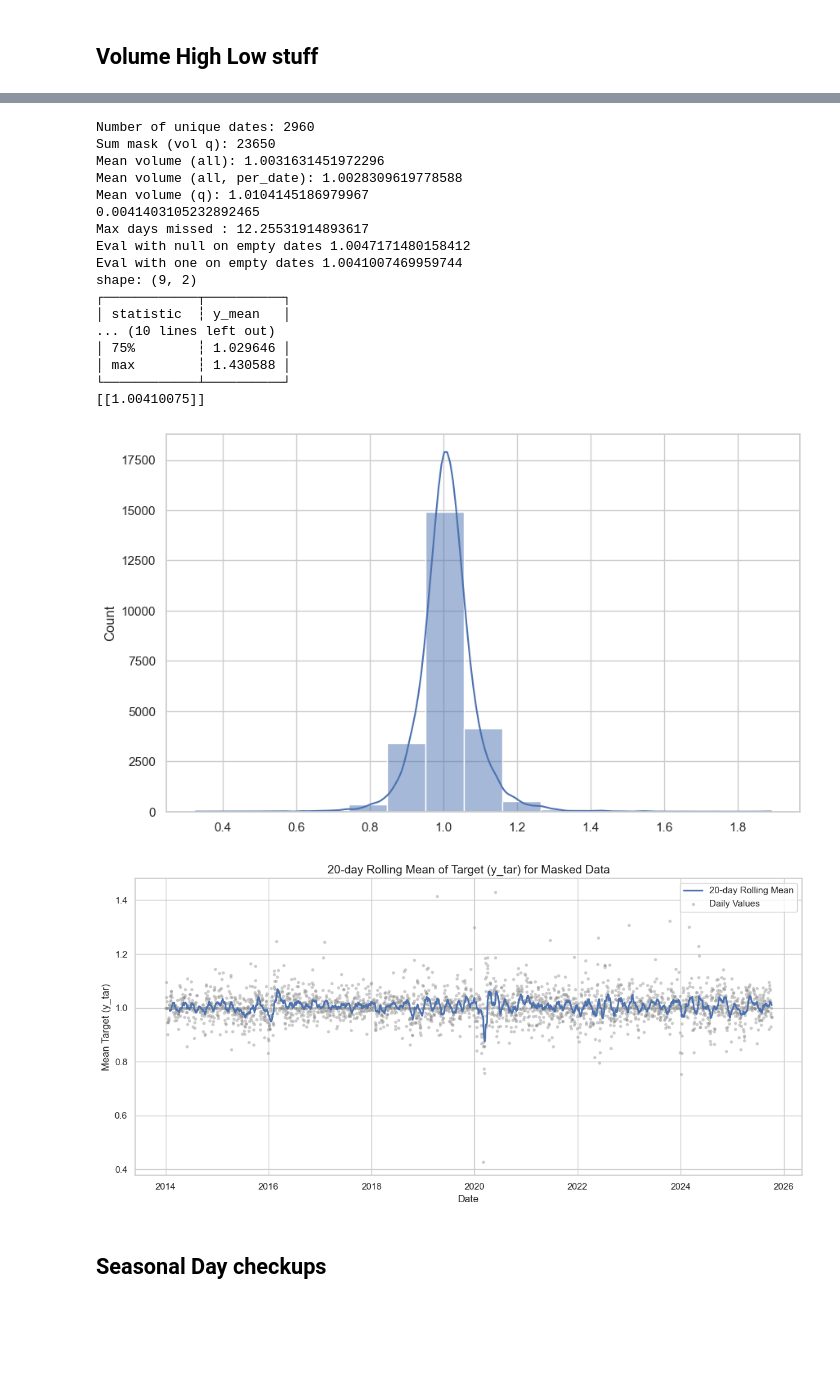
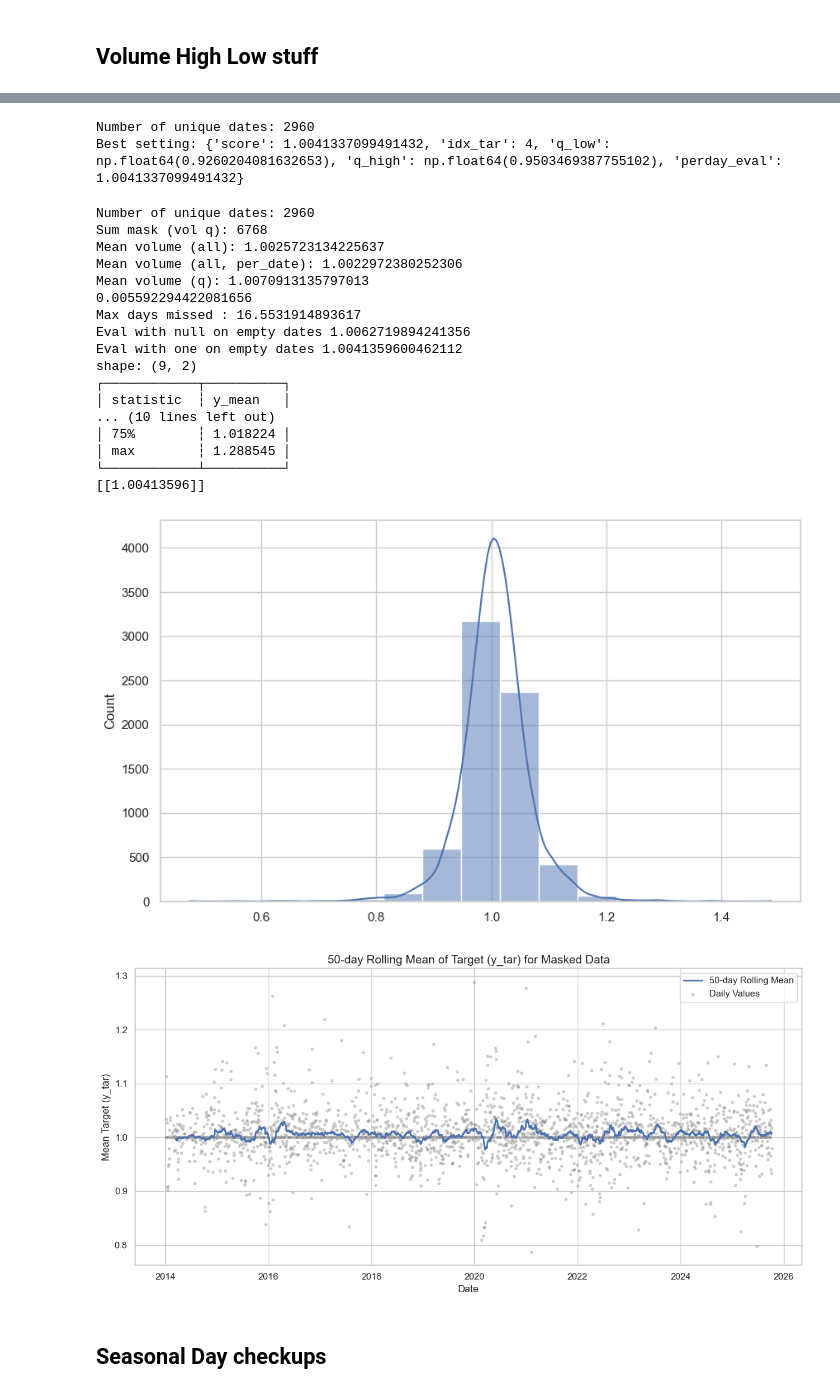
Before and after one commit to KImeriGitHub/RandomOdyssey, a Jupyter notebook: notebooks/sandbox_statistics.ipynb, the cells around one changed output, grey strips where cells are left out. Drawn from its saved outputs; the diff is of its cells as text; code cells hidden in the pictures; blank space fills up the shorter version.

```diff
--- a/notebooks/sandbox_statistics.ipynb
+++ b/notebooks/sandbox_statistics.ipynb
@@ -39,7 +41,7 @@ timegroup = "group_regOHLCV_to2014"
 stock_group = "group_dez_lowspread"
 stock_group_short = '_'.join(stock_group.split('_')[1:])
 
-global_start_date = datetime.date(2014, 1, 1)
+global_start_date = datetime.date(2018, 1, 1)
 final_eval_date = datetime.date(2025, 10, 15)
 n_test_days=7
 test_dates = [final_eval_date - datetime.timedelta(days=i) for i in range(n_test_days)][::-1]
@@ -76,3 +937,40 @@ np.float64(0.001628525439212086)
+# %%
+idx_lstm_vol = timenames.index("FeatureLSTM_AdjHigh")
+from src.hyperparameterTuning.HelperMetrics import HelperMetrics
+
+dates = meta_tr.get_column("date")
+print(f"Number of unique dates: {dates.n_unique()}")
+
+v = Xtime[:, -1, idx_lstm_vol]
+q_grid = np.linspace(0.85, 0.999, 50)
+
+best = {"score": HelperMetrics.evaluate_mask_nullonempty(np.ones(len(mask), dtype=bool), meta_tr.get_column("date"), ytree[:, idx_tar])}
+for idx_tar in [4]:
+    y = ytree[:, idx_tar]
+    for ql in q_grid:
+        for qh in q_grid:
+            if qh <= ql:
+                continue
+            low, high = np.quantile(v, [ql, qh])
+            mask = (v > low) & (v < high)
+            perday_eval = HelperMetrics.evaluate_mask_oneonempty(mask, dates, y)
+            if isinstance(perday_eval, dict):
+                score = float(np.mean(list(perday_eval.values())))
+            else:
+                score = float(np.mean(perday_eval))
+            if score > best["score"]:
+                best = {
+                    "score": score,
+                    "idx_tar": idx_tar,
+                    "q_low": ql,
+                    "q_high": qh,
+                    "perday_eval": perday_eval,
+                }
+
+print("Best setting:", best)
+# %% [output]
+Number of unique dates: 2960
+Best setting: {'score': 1.0041337099491432, 'idx_tar': 4, 'q_low': np.float64(0.9260204081632653), 'q_high': np.float64(0.9503469387755102), 'perday_eval': 1.0041337099491432}
 # %%
 idx_lstm_vol = timenames.index("FeatureLSTM_AdjHigh")
 from src.hyperparameterTuning.HelperMetrics import HelperMetrics
@@ -80,10 +978,11 @@ from src.hyperparameterTuning.HelperMetrics import HelperMetrics
 n_dates = meta_tr.select(pl.col("date").unique()).to_series().to_list()
 print(f"Number of unique dates: {len(n_dates)}")
 
-q_vol = np.quantile(Xtime[:, -1, idx_lstm_vol], 0.915)
-mask = Xtime[:, -1, idx_lstm_vol] > q_vol
+qup_vol = np.quantile(Xtime[:, -1, idx_lstm_vol], 0.9260204081632653)
+qdown_vol = np.quantile(Xtime[:, -1, idx_lstm_vol], 0.9503469387755102)
+mask = (Xtime[:, -1, idx_lstm_vol] > qup_vol) & (Xtime[:, -1, idx_lstm_vol] < qdown_vol)
 
-idx_tar = 5
+idx_tar = 4
 print(f"Sum mask (vol q): {np.sum(mask)}")
 print(f"Mean volume (all): {np.mean(ytree[:, idx_tar])}")
 print(f"Mean volume (all, per_date): {HelperMetrics.evaluate_mask_nullonempty(np.ones(len(mask), dtype=bool), meta_tr.get_column("date"), ytree[:, idx_tar])}")
@@ -130,47 +1029,47 @@ perday_eval_masked_full = (
 
 print(perday_eval_masked_full.select("y_mean").describe())
 print(np.exp(perday_eval_masked_full.select(pl.col("y_mean").log()).mean()))
 
 df = perday_eval_masked_full.select(["date", "y_mean"]).to_pandas()
 
 # Compute rolling mean (30 days)
-wndw = 20
+wndw = 50
 df["y_tar_rollmean"] = df["y_mean"].rolling(window=wndw).mean()
 
 # Set Seaborn style
 sns.set_theme(style="whitegrid")
 
 # Plot
 plt.figure(figsize=(12, 6))
 sns.lineplot(data=df, x="date", y="y_tar_rollmean", label=f"{wndw}-day Rolling Mean", linewidth=2, color="C0")
 sns.scatterplot(data=df, x="date", y="y_mean", s=15, alpha=0.4, color="gray", label="Daily Values")
 
 plt.title(f"{wndw}-day Rolling Mean of Target (y_tar) for Masked Data", fontsize=14)
 plt.xlabel("Date")
 plt.ylabel("Mean Target (y_tar)")
 plt.legend()
 plt.tight_layout()
 plt.show()
 # %% [output]
 Number of unique dates: 2960
-Sum mask (vol q): 23650
-Mean volume (all): 1.0031631451972296
-Mean volume (all, per_date): 1.0028309619778588
-Mean volume (q): 1.0104145186979967
-0.0041403105232892465
-Max days missed : 12.25531914893617
-Eval with null on empty dates 1.0047171480158412
-Eval with one on empty dates 1.0041007469959744
+Sum mask (vol q): 6768
+Mean volume (all): 1.0025723134225637
+Mean volume (all, per_date): 1.0022972380252306
+Mean volume (q): 1.0070913135797013
+0.005592294422081656
+Max days missed : 16.5531914893617
+Eval with null on empty dates 1.0062719894241356
+Eval with one on empty dates 1.0041359600462112
 shape: (9, 2)
 ┌────────────┬──────────┐
 │ statistic  ┆ y_mean   │
 ... (10 lines left out)
-│ 75%        ┆ 1.029646 │
-│ max        ┆ 1.430588 │
+│ 75%        ┆ 1.018224 │
+│ max        ┆ 1.288545 │
 └────────────┴──────────┘
-[[1.00410075]]
+[[1.00413596]]
-[figure, old version]
+[figure, new version]
-[figure, old version]
+[figure, new version]
 # %% [markdown]
 ## Seasonal Day checkups
 # %%
```
Also changed, not shown: parts of 27 cells of this notebook, 4 other files.
